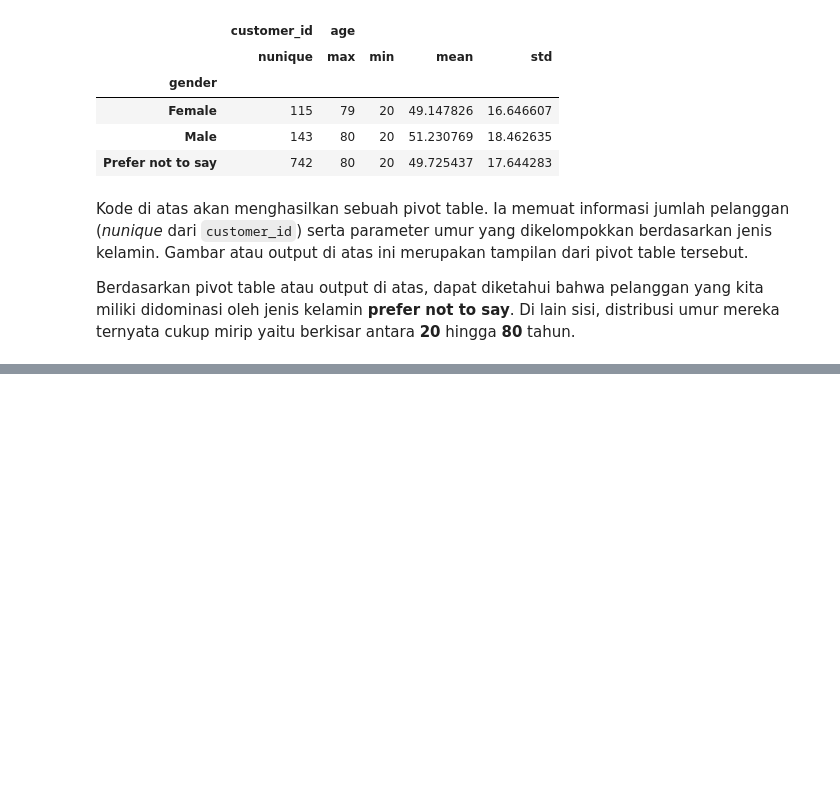
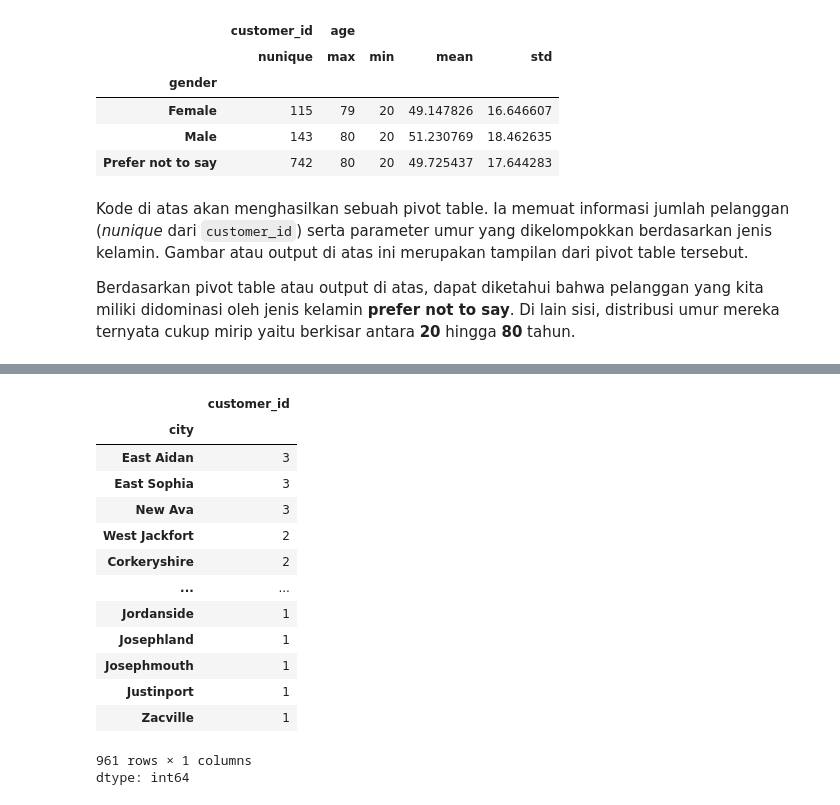
Before and after one commit to LatiefDataVisionary/data-analyst-with-python-dicoding, a Jupyter notebook: LatExploratoryDataAnalysisDicoding.ipynb, the cells around one changed output, grey strips where cells are left out. Cells and saved outputs as stored; diff of their text form; code cells hidden in the pictures; blank space fills up the shorter version.

```diff
--- a/LatExploratoryDataAnalysisDicoding.ipynb
+++ b/LatExploratoryDataAnalysisDicoding.ipynb
@@ -656,0 +659,18 @@ Berdasarkan pivot table atau output di atas, dapat diketahui bahwa pelanggan yan
+# %%
+customers_df.groupby(by="city").customer_id.nunique().sort_values(ascending=False)
+# %% [output]
+|  | customer_id |
+| city |  |
+| East Aidan | 3 |
+| East Sophia | 3 |
+| New Ava | 3 |
+| West Jackfort | 2 |
+| Corkeryshire | 2 |
+| ... | ... |
+| Jordanside | 1 |
+| Josephland | 1 |
+| Josephmouth | 1 |
+| Justinport | 1 |
+| Zacville | 1 |
+961 rows × 1 columns
+dtype: int64
```
Also changed, not shown: parts of 8 cells of this notebook.
